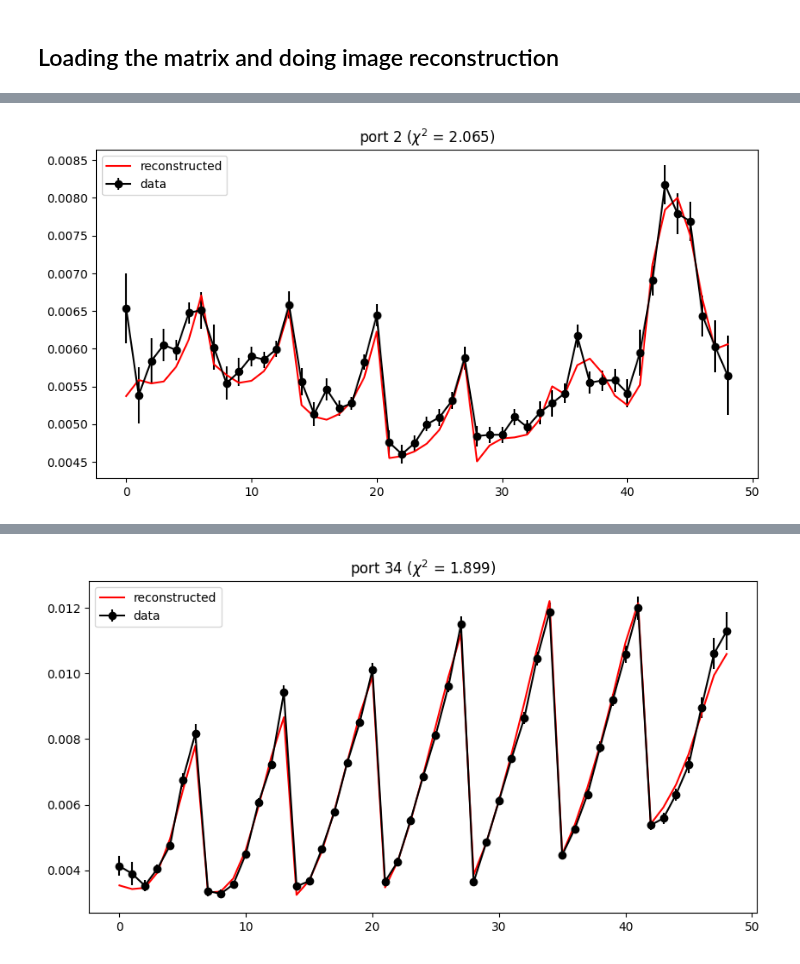
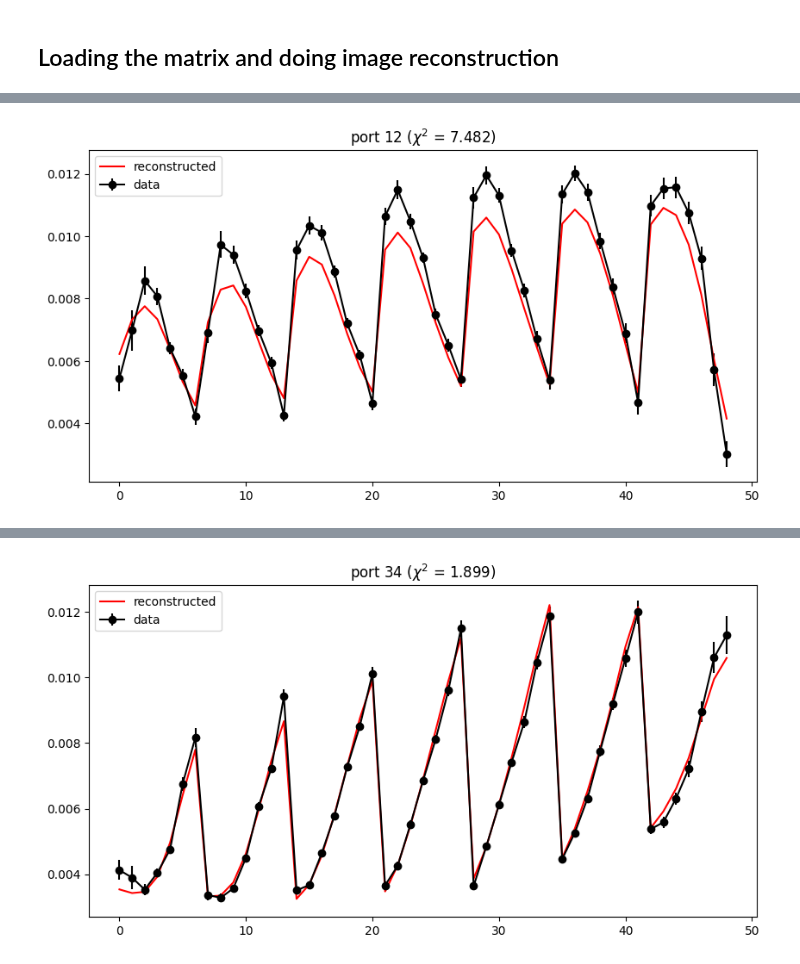
Before and after one commit to YooJung-Kim/PLred, a Jupyter notebook: PLred/examples/example_image_reconstruction/example_image_reconstruction.ipynb, the cells around one changed output, grey strips where cells are left out. Cells and saved outputs as stored; diff of their text form; code cells hidden in the pictures.

```diff
--- a/PLred/examples/example_image_reconstruction/example_image_reconstruction.ipynb
+++ b/PLred/examples/example_image_reconstruction/example_image_reconstruction.ipynb
@@ -42,7 +42,7 @@ Once the matrix is saved, this can be loaded without having to compute again
 # %% [markdown]
 ## Loading the matrix and doing image reconstruction
 # %%
-specind = 106
+specind = 111
 
 fitter2 = fit.PLMapFit(matrix_file = 'matrices/matrix_specind%d.fits' % specind)
 # %% [output]
@@ -75,4 +79,4 @@ Final chi2 0.693090804423849
 # %%
-fitter2.plot_1d(2)
+fitter2.plot_1d(12)
 # %% [output]
-[figure, old version]
+[figure, new version]
```
Also changed, not shown: parts of 11 cells of this notebook, 3 other files.
